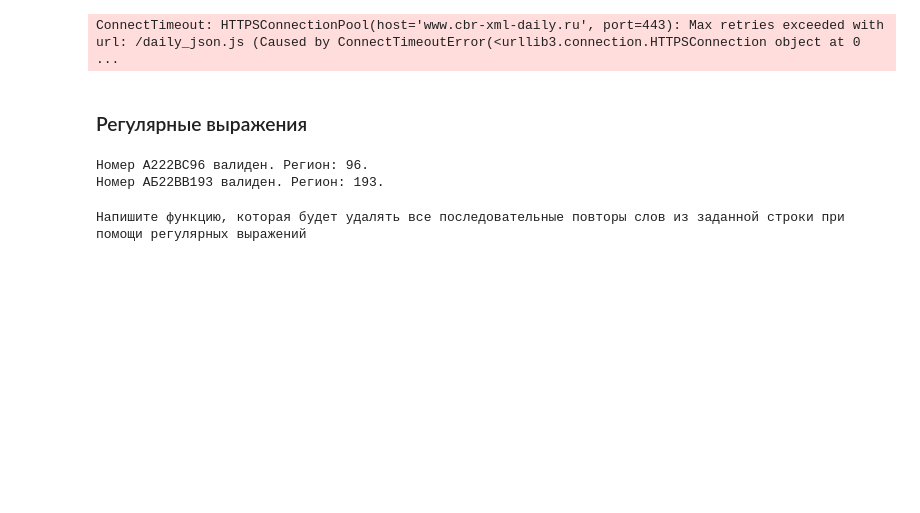
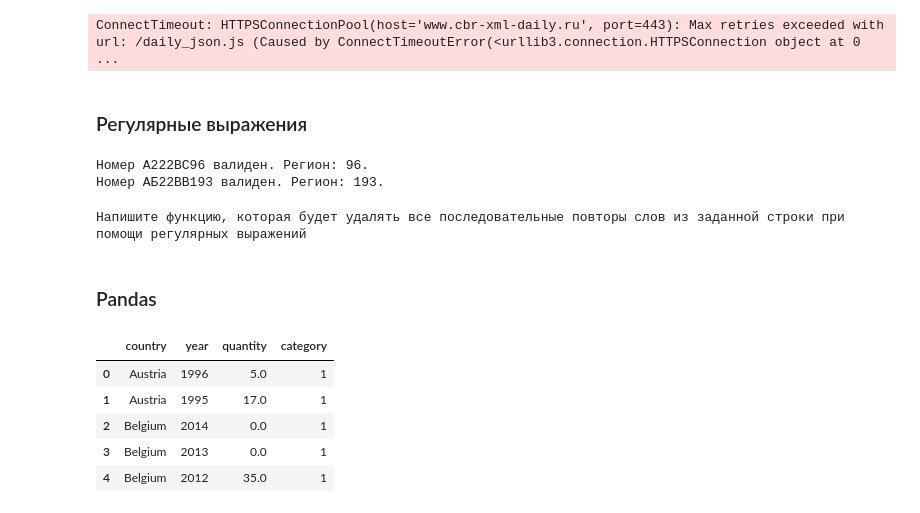
Before and after one commit to kuziri/Neo, a Jupyter notebook: log_2025_04_27.ipynb, the cells around one changed output. Saved outputs shown, nothing was run; the diff lists cells and outputs as text; code cells hidden in the pictures; blank space fills up the shorter version.

```diff
--- a/log_2025_04_27.ipynb
+++ b/log_2025_04_27.ipynb
@@ -1215,3 +1215,5 @@ res = re.sub(r'\b([^\W\d_]+)(\s+\1)+\b', r'\1', some_string)
 print(res)
 # %% [output]
 Напишите функцию, которая будет удалять все последовательные повторы слов из заданной строки при помощи регулярных выражений
+# %% [markdown]
+### Pandas
@@ -1217,0 +1222,11 @@ print(res)
+# %%
+df_power = pd.read_csv('power.csv')
+df_power.sort_values(by = 'country')['country'].unique()
+df_power.head()
+# %% [output]
+|  | country | year | quantity | category |
+| 0 | Austria | 1996 | 5.0 | 1 |
+| 1 | Austria | 1995 | 17.0 | 1 |
+| 2 | Belgium | 2014 | 0.0 | 1 |
+| 3 | Belgium | 2013 | 0.0 | 1 |
+| 4 | Belgium | 2012 | 35.0 | 1 |
```
Also changed, not shown: parts of 6 cells of this notebook.
